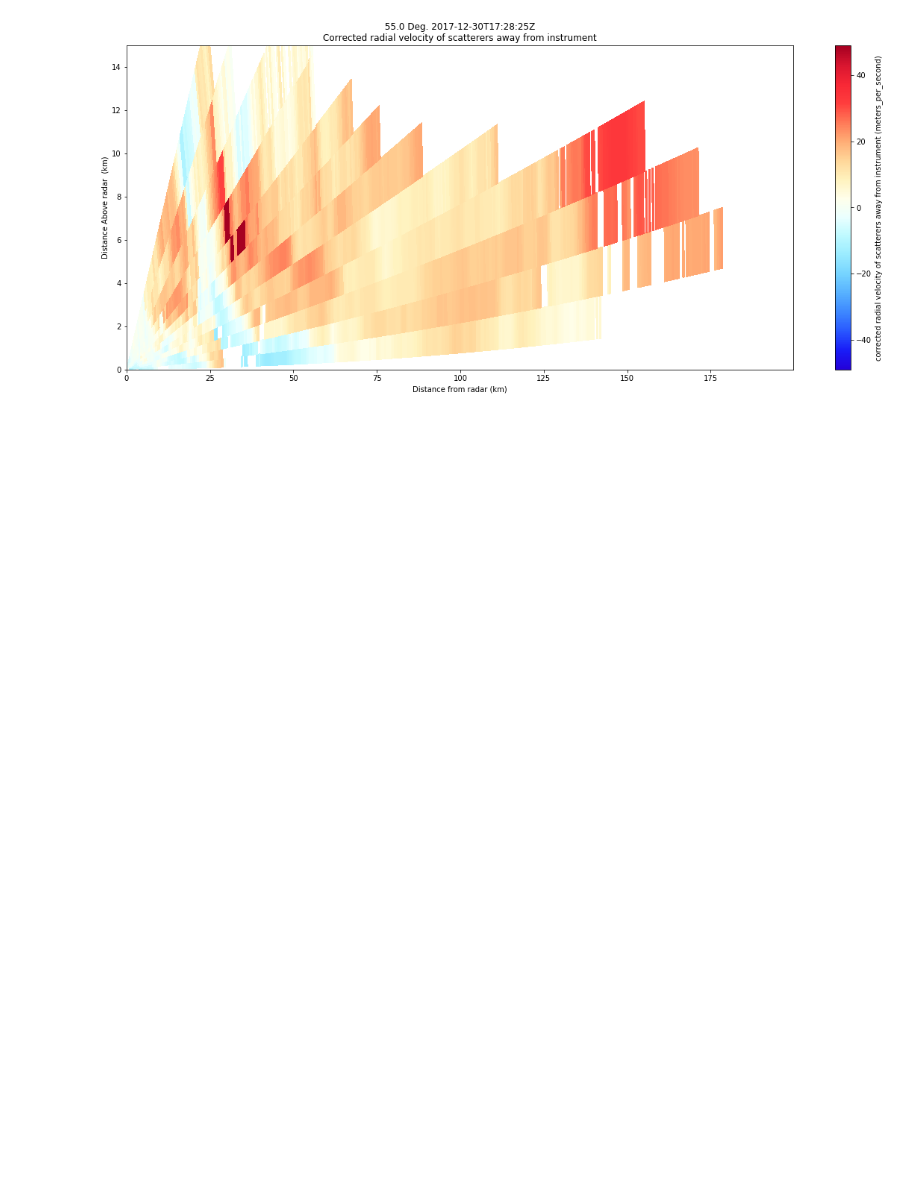
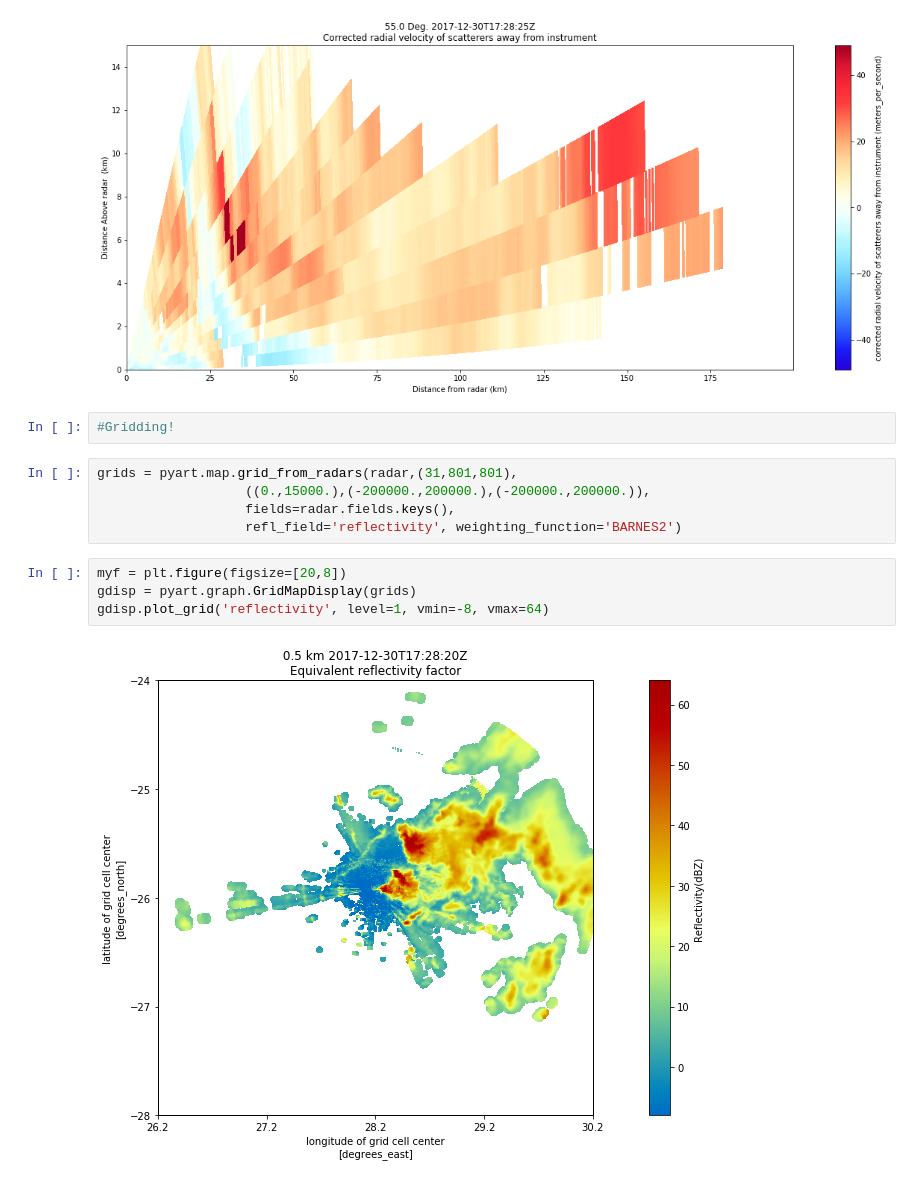
Before and after one commit to ANL-DIGR/saws-demo, a Jupyter notebook: notebooks/4_Exploring_SAWS_Radar_Data.ipynb, the cells around one changed output. Cells and saved outputs as stored; diff of their text form; blank space fills up the shorter version.

```diff
--- a/notebooks/4_Exploring_SAWS_Radar_Data.ipynb
+++ b/notebooks/4_Exploring_SAWS_Radar_Data.ipynb
@@ -311,3 +312,16 @@ plt.ylim([0,15])
 # %% [output]
 (0, 15)
 [figure]
+# %%
+#Gridding!
+# %%
+grids = pyart.map.grid_from_radars(radar,(31,801,801),
+                   ((0.,15000.),(-200000.,200000.),(-200000.,200000.)),
+                   fields=radar.fields.keys(),
+                   refl_field='reflectivity', weighting_function='BARNES2')
+# %%
+myf = plt.figure(figsize=[20,8])
+gdisp = pyart.graph.GridMapDisplay(grids)
+gdisp.plot_grid('reflectivity', level=1, vmin=-8, vmax=64)
+# %% [output]
+[figure, added]
```
Also changed, not shown: parts of 8 cells of this notebook.
